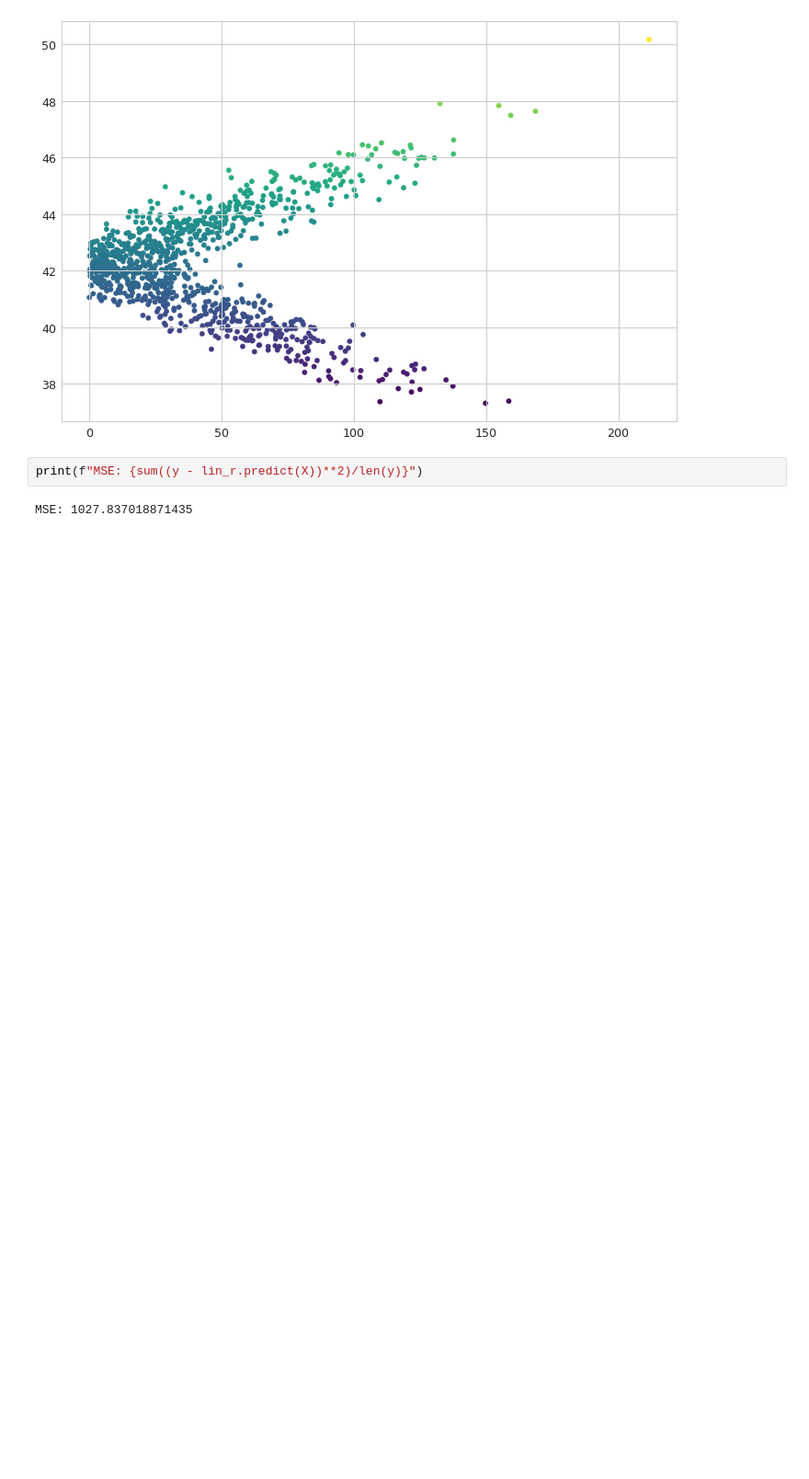
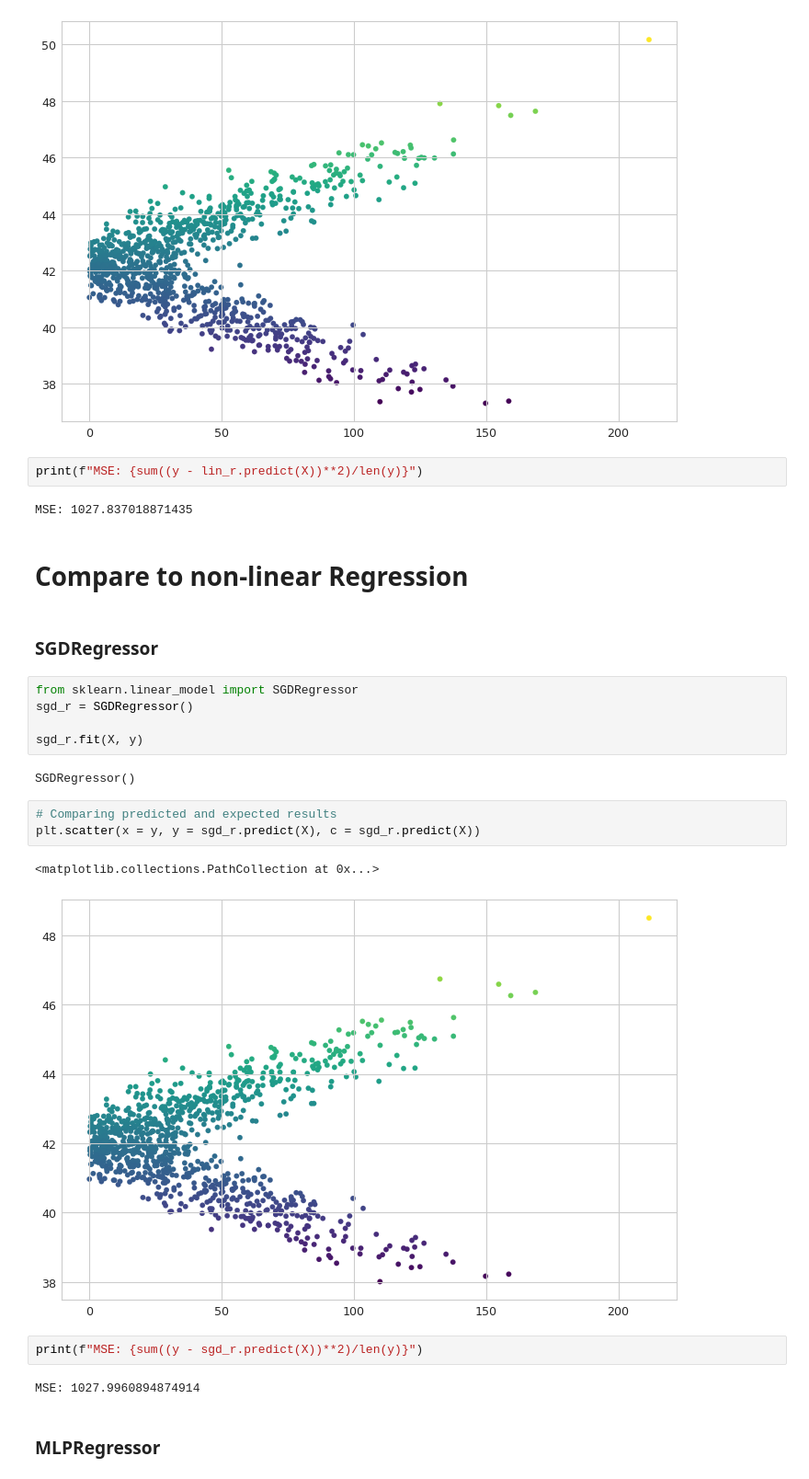
Before and after one commit to daireiscool/complex_machine_learning, a Jupyter notebook: LinearRegression.ipynb, the cells around one changed output. Shown at 92% size. Drawn from its saved outputs; the diff is of its cells as text; blank space fills up the shorter version.

Commit message:
Comparing to non-linear regression

```diff
--- a/LinearRegression.ipynb
+++ b/LinearRegression.ipynb
@@ -141,3 +141,26 @@ plt.scatter(x = y, y = lin_r.predict(X), c = lin_r.predict(X))
 print(f"MSE: {sum((y - lin_r.predict(X))**2)/len(y)}")
 # %% [output]
 MSE: 1027.837018871435
+# %% [markdown]
+# Compare to non-linear Regression
+# %% [markdown]
+### SGDRegressor
+# %%
+from sklearn.linear_model import SGDRegressor
+sgd_r = SGDRegressor()
+
+sgd_r.fit(X, y)
+# %% [output]
+SGDRegressor()
+# %%
+# Comparing predicted and expected results
+plt.scatter(x = y, y = sgd_r.predict(X), c = sgd_r.predict(X))
+# %% [output]
+<matplotlib.collections.PathCollection at 0x...>
+[figure, added]
+# %%
+print(f"MSE: {sum((y - sgd_r.predict(X))**2)/len(y)}")
+# %% [output]
+MSE: 1027.9960894874914
+# %% [markdown]
+### MLPRegressor
```
Also changed, not shown: parts of 3 cells of this notebook.
